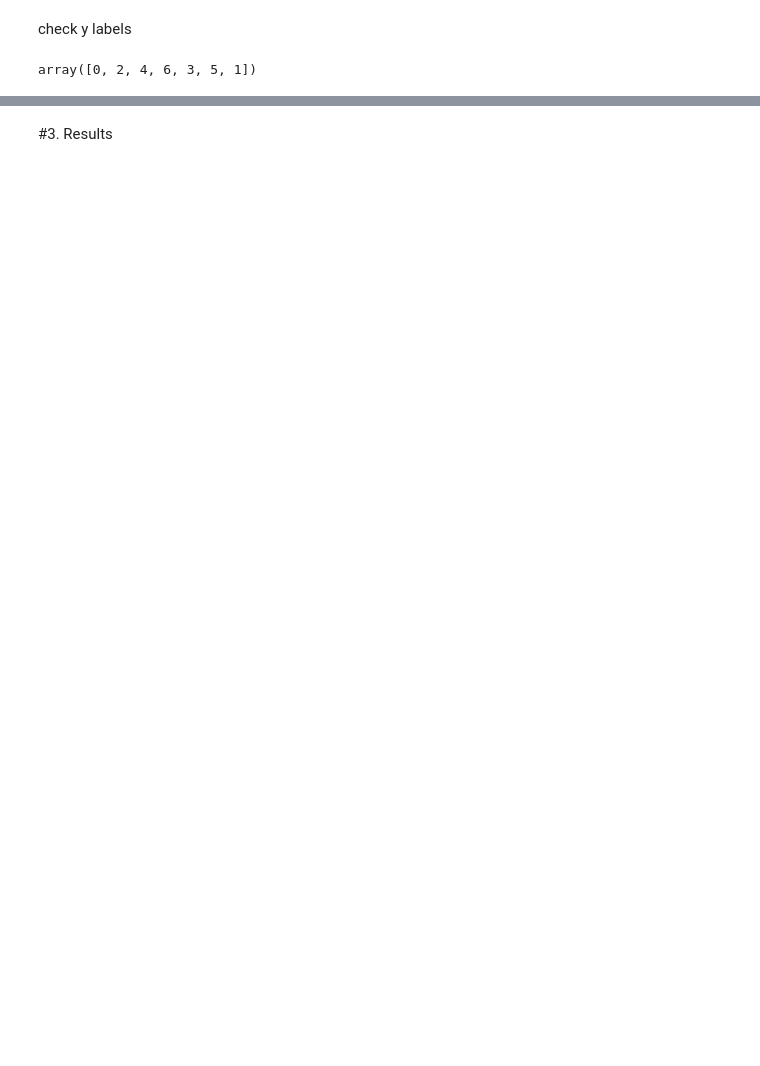
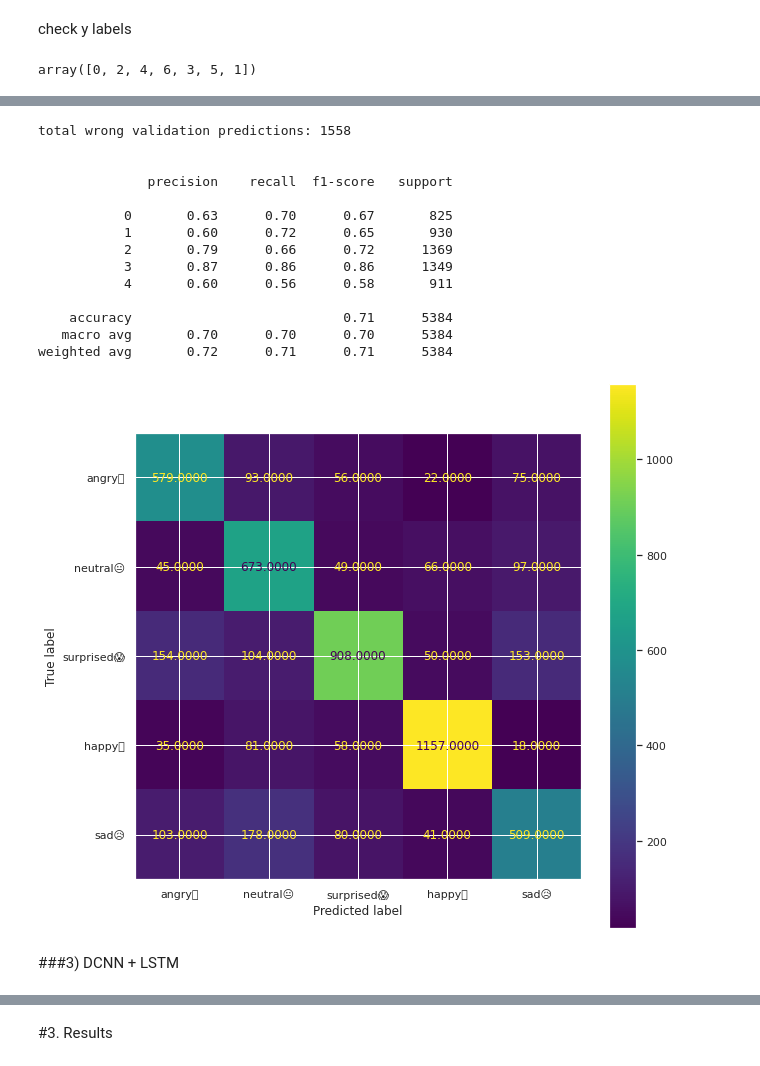
Before and after one commit to Gyeong-Hyeon/AI_Project, a Jupyter notebook: Section4/Facial_emotion_recognition.ipynb, the cells around one changed output, grey strips where cells are left out. Cells and saved outputs as stored; diff of their text form; code cells hidden in the pictures; blank space fills up the shorter version.

```diff
--- a/Section4/Facial_emotion_recognition.ipynb
+++ b/Section4/Facial_emotion_recognition.ipynb
@@ -130,0 +493,11 @@ for j in range(49):
+# %%
+train_datagen = ImageDataGenerator(
+    rotation_range=15,
+    width_shift_range=0.15,
+    height_shift_range=0.15,
+    shear_range=0.15,
+    zoom_range=0.15,
+    horizontal_flip=True,
+)
+
+train_datagen.fit(X_train)
@@ -130,0 +576,31 @@ for j in range(49):
+# %%
+from sklearn.metrics import classification_report
+
+yhat_valid = np.argmax(model.predict(X_test), axis=-1)
+
+cm = confusion_matrix(np.argmax(y_test, axis=1), yhat_valid)
+disp = ConfusionMatrixDisplay(confusion_matrix=cm, display_labels=list(label.values()))
+fig, ax = plt.subplots(figsize=(10, 10))
+disp.plot(include_values=True, values_format='.4f', ax=ax)
+plt.savefig("confusion_matrix_dcnn.png")
+
+print(f'total wrong validation predictions: {np.sum(np.argmax(y_test, axis=1) != yhat_valid)}\n\n')
+print(classification_report(np.argmax(y_test, axis=1), yhat_valid))
+# %% [output]
+total wrong validation predictions: 1558
+
+
+              precision    recall  f1-score   support
+
+           0       0.63      0.70      0.67       825
+           1       0.60      0.72      0.65       930
+           2       0.79      0.66      0.72      1369
+           3       0.87      0.86      0.86      1349
+           4       0.60      0.56      0.58       911
+
+    accuracy                           0.71      5384
+   macro avg       0.70      0.70      0.70      5384
+weighted avg       0.72      0.71      0.71      5384
+[figure, added]
+# %% [markdown]
+###3) DCNN + LSTM
```
Also changed, not shown: parts of 77 cells of this notebook.
